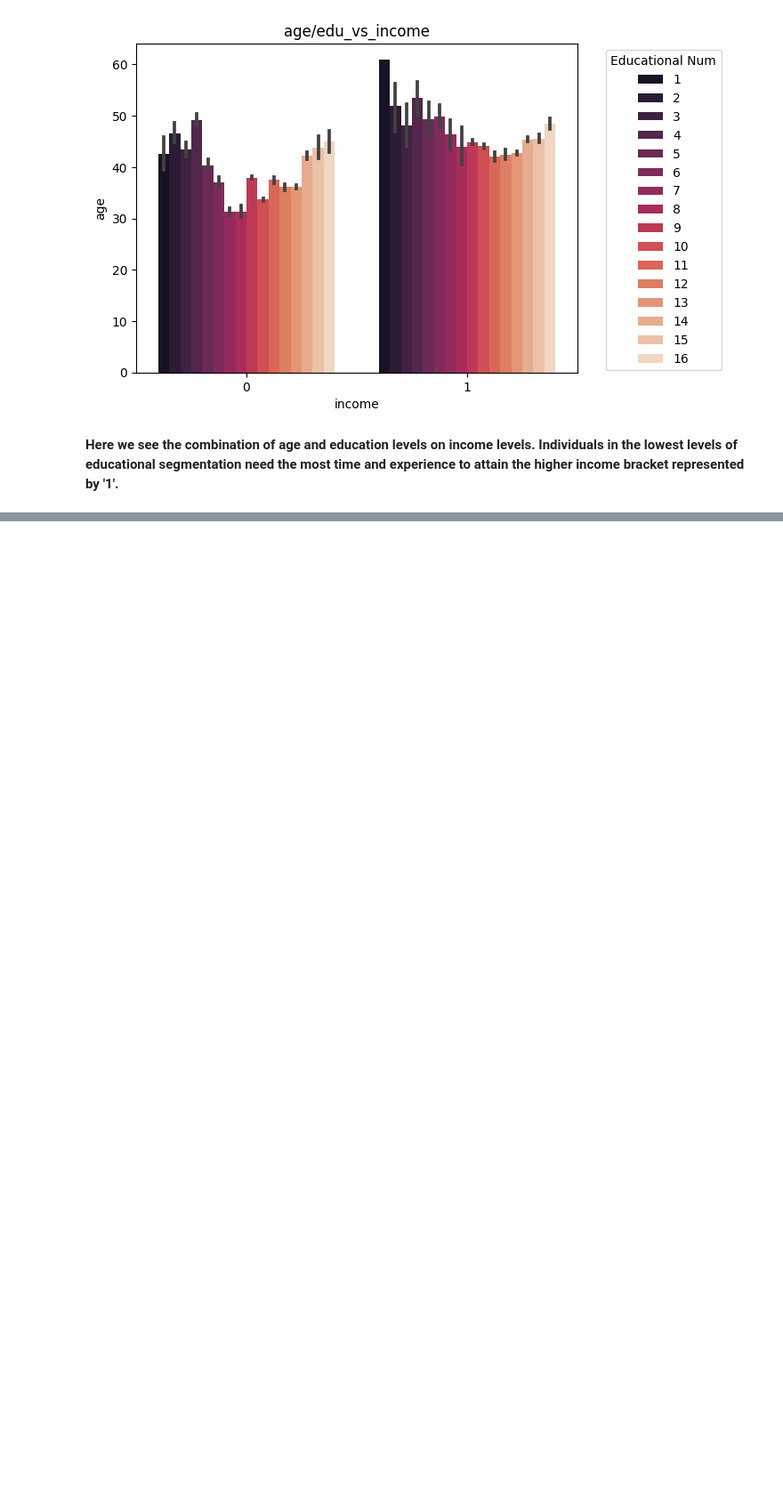
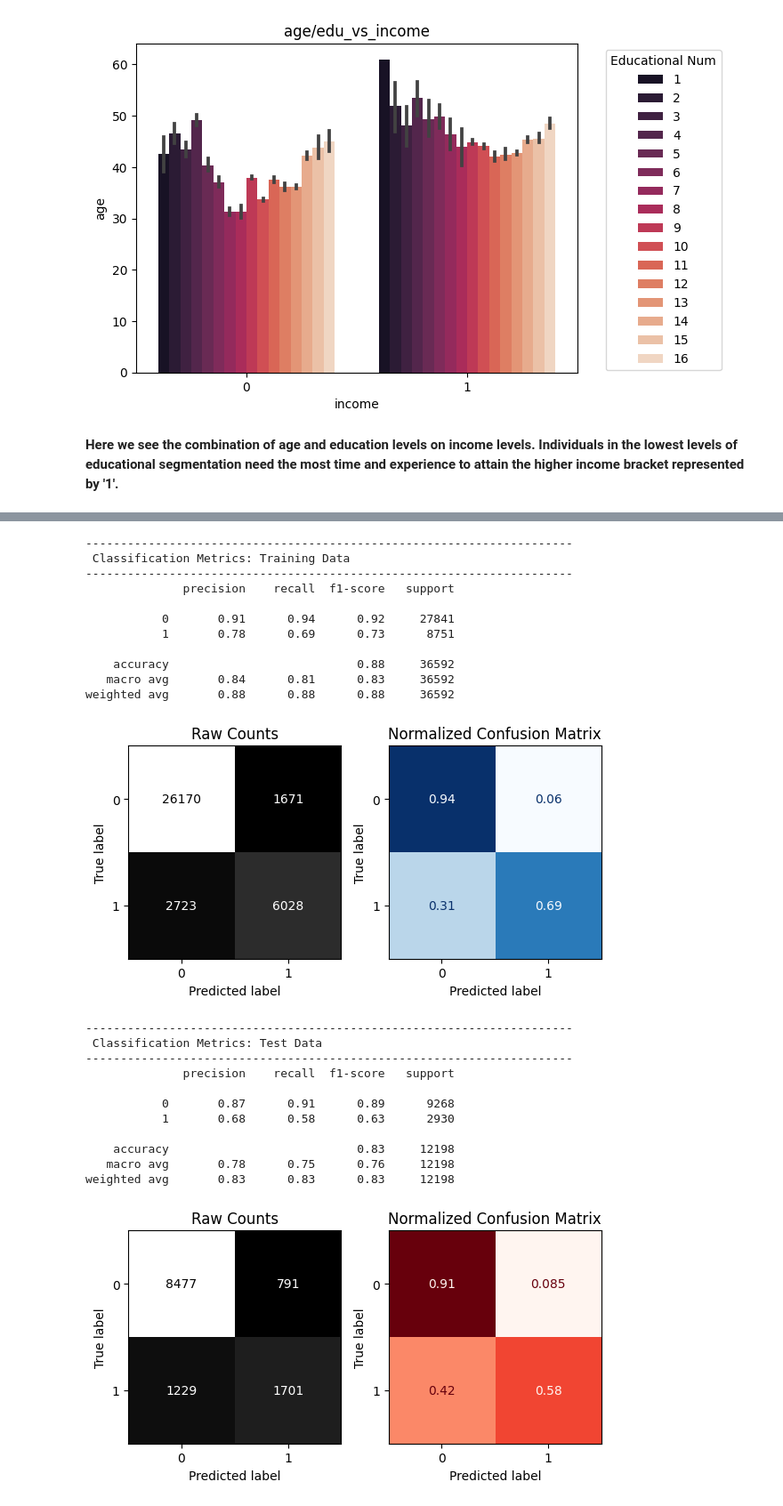
Before and after one commit to ben-fajack/Adult_Income_Preds, a Jupyter notebook: Adult_Income_Dataset.ipynb, the cells around one changed output, grey strips where cells are left out. Shown at 89% size. Drawn from its saved outputs; the diff is of its cells as text; code cells hidden in the pictures; blank space fills up the shorter version.

```diff
--- a/Adult_Income_Dataset.ipynb
+++ b/Adult_Income_Dataset.ipynb
@@ -408,0 +737,8 @@ ax.set_title("age/edu_vs_income");
+# %%
+# default KNN
+knn = KNeighborsClassifier()
+# %%
+# define KNN model pipeline
+knn_pipe = make_pipeline(preprocessor, pca, knn)
+# fit the model on the training data
+knn_pipe.fit(X_train, y_train)
@@ -408,0 +765,28 @@ ax.set_title("age/edu_vs_income");
+# %%
+# eval
+evaluate_classification(knn_pipe, X_train, y_train, X_test, y_test)
+# %% [output]
+----------------------------------------------------------------------
+ Classification Metrics: Training Data
+----------------------------------------------------------------------
+              precision    recall  f1-score   support
+
+           0       0.91      0.94      0.92     27841
+           1       0.78      0.69      0.73      8751
+
+    accuracy                           0.88     36592
+   macro avg       0.84      0.81      0.83     36592
+weighted avg       0.88      0.88      0.88     36592
+[figure, added]
+----------------------------------------------------------------------
+ Classification Metrics: Test Data
+----------------------------------------------------------------------
+              precision    recall  f1-score   support
+
+           0       0.87      0.91      0.89      9268
+           1       0.68      0.58      0.63      2930
+
+    accuracy                           0.83     12198
+   macro avg       0.78      0.75      0.76     12198
+weighted avg       0.83      0.83      0.83     12198
+[figure, added]
```
Also changed, not shown: parts of 52 cells of this notebook.
